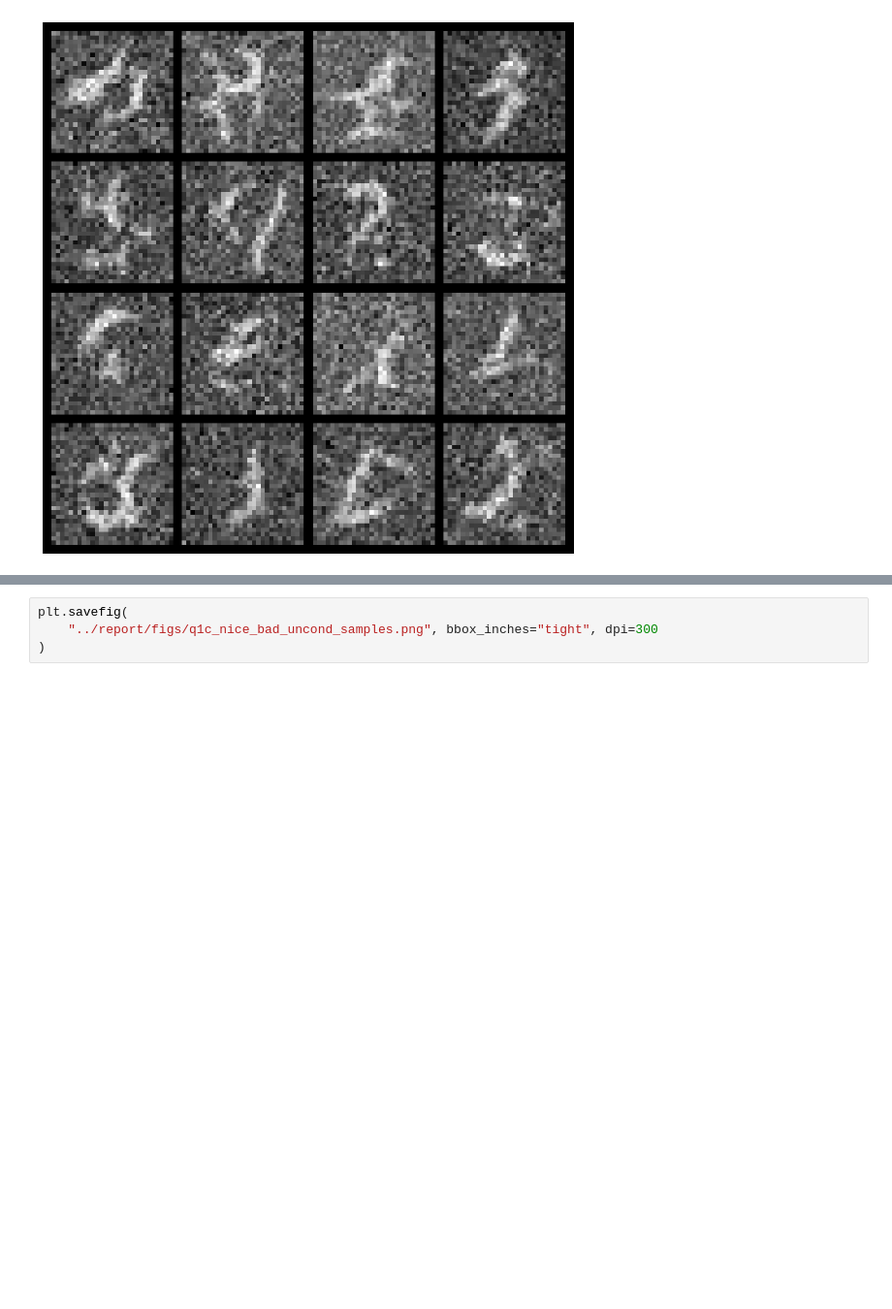
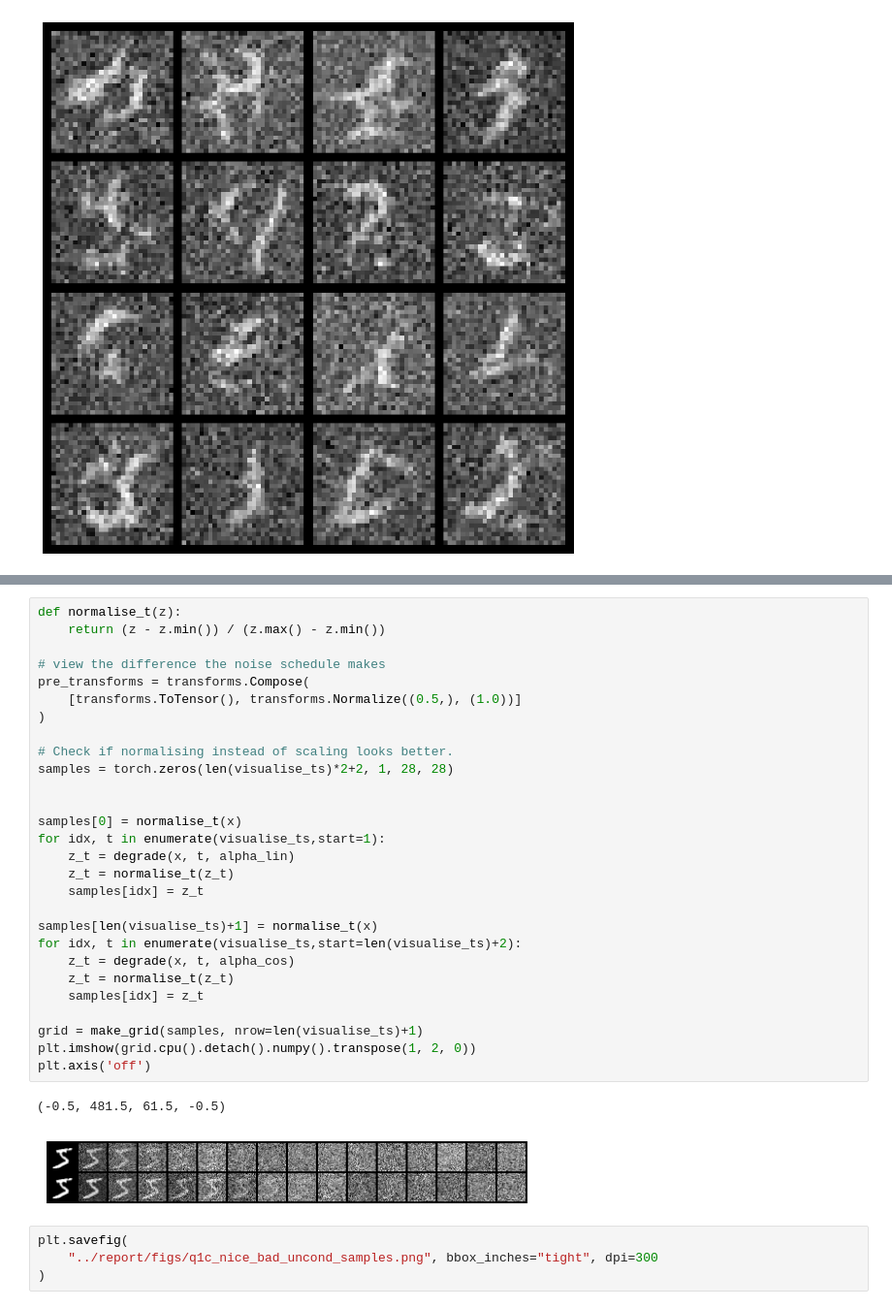
Before and after one commit to VishalJ99/diffusion_model_cw, a Jupyter notebook: src/figs.ipynb, the cells around one changed output, grey strips where cells are left out. Shown at 97% size. Drawn from its saved outputs; the diff is of its cells as text; blank space fills up the shorter version.

```diff
--- a/src/figs.ipynb
+++ b/src/figs.ipynb
@@ -386,3 +468,34 @@ plt.savefig(
+# %%
+def normalise_t(z):
+    return (z - z.min()) / (z.max() - z.min())
+
+# view the difference the noise schedule makes
+pre_transforms = transforms.Compose(
+    [transforms.ToTensor(), transforms.Normalize((0.5,), (1.0))]
+)
+
+# Check if normalising instead of scaling looks better.
+samples = torch.zeros(len(visualise_ts)*2+2, 1, 28, 28)
+
+
+samples[0] = normalise_t(x)
+for idx, t in enumerate(visualise_ts,start=1):
+    z_t = degrade(x, t, alpha_lin)
+    z_t = normalise_t(z_t)
+    samples[idx] = z_t
+
+samples[len(visualise_ts)+1] = normalise_t(x)
+for idx, t in enumerate(visualise_ts,start=len(visualise_ts)+2):
+    z_t = degrade(x, t, alpha_cos)
+    z_t = normalise_t(z_t)
+    samples[idx] = z_t
+
+grid = make_grid(samples, nrow=len(visualise_ts)+1)
+plt.imshow(grid.cpu().detach().numpy().transpose(1, 2, 0))
+plt.axis('off')
+# %% [output]
+(-0.5, 481.5, 61.5, -0.5)
+[figure, added]
 # %%
 plt.savefig(
     "../report/figs/q1c_nice_bad_uncond_samples.png", bbox_inches="tight", dpi=300
```
Also changed, not shown: parts of 2 cells of this notebook, 6 other files.
